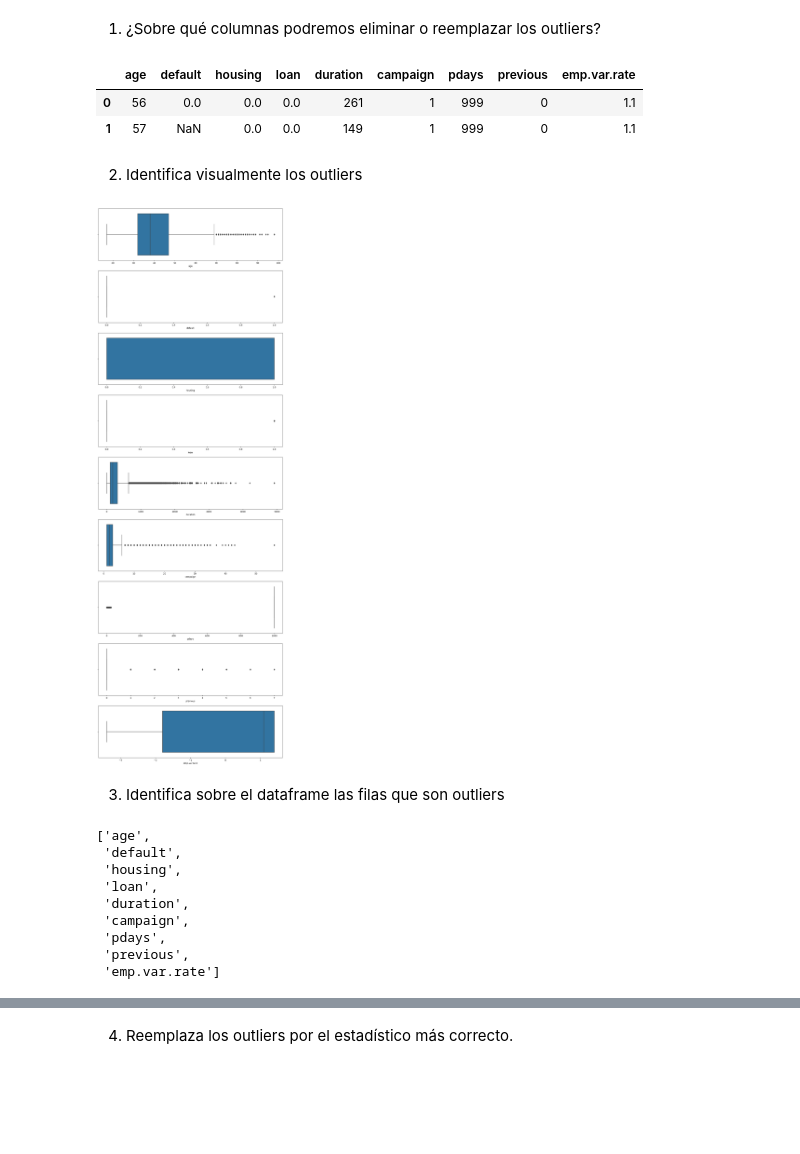
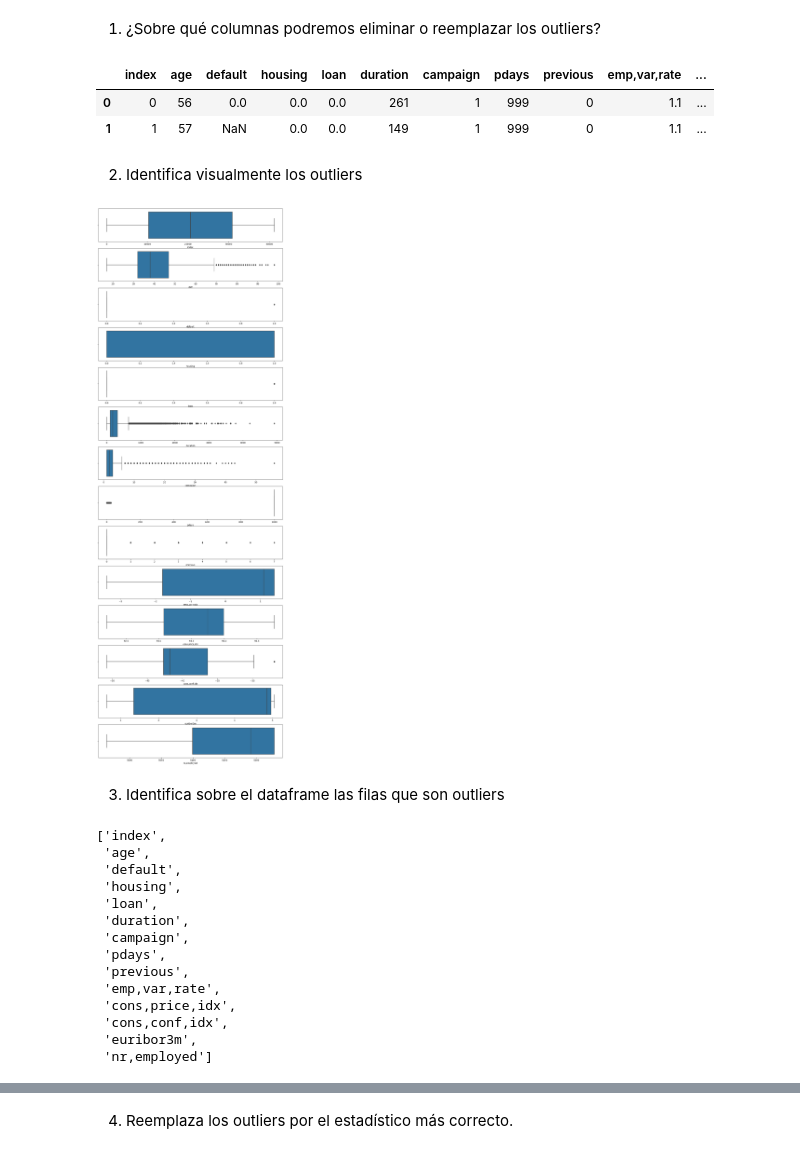
Before and after one commit to anane3373/promoE_modulo2_sprint2_pairprogramming_AnaGuardiayAndreaCabrera, a Jupyter notebook: limpieza_pair/limpieza3_18_8.ipynb, the cells around one changed output, grey strips where cells are left out. Drawn from its saved outputs; the diff is of its cells as text; code cells hidden in the pictures; blank space fills up the shorter version.

```diff
--- a/limpieza_pair/limpieza3_18_8.ipynb
+++ b/limpieza_pair/limpieza3_18_8.ipynb
@@ -20,7 +20,7 @@ import sidetable
 import warnings
 warnings.filterwarnings('ignore')
 # %%
-df = pd.read_csv("data/bank_additional_full.csv", index_col = 0)
+df = pd.read_csv("data/pair2_bank_additional_full.csv", index_col = 0)
 # %% [markdown]
 1. ¿Sobre qué columnas podremos eliminar o reemplazar los outliers?
 # %%
@@ -28,19 +28,19 @@ df_numericas = df.select_dtypes(include=np.number)
 # %%
 df_numericas.head(2)
 # %% [output]
-|  | age | default | housing | loan | duration | campaign | pdays | previous | emp.var.rate |
-| 0 | 56 | 0.0 | 0.0 | 0.0 | 261 | 1 | 999 | 0 | 1.1 |
-| 1 | 57 | NaN | 0.0 | 0.0 | 149 | 1 | 999 | 0 | 1.1 |
+|  | index | age | default | housing | loan | duration | campaign | pdays | previous | emp,var,rate | ... |
+| 0 | 0 | 56 | 0.0 | 0.0 | 0.0 | 261 | 1 | 999 | 0 | 1.1 | ... |
+| 1 | 1 | 57 | NaN | 0.0 | 0.0 | 149 | 1 | 999 | 0 | 1.1 | ... |
 # %% [markdown]
 2. Identifica visualmente los outliers
 # %%
-fig, ax = plt.subplots(9, 1, figsize=(15,45))
+fig, ax = plt.subplots(14, 1, figsize=(15,45))
 
 for i in range(len(df_numericas.columns)):
     sns.boxplot(x=df_numericas.columns[i], data=df_numericas, ax=ax[i])
 plt.show()
 # %% [output]
-[figure, old version]
+[figure, new version]
 # %% [markdown]
 3. Identifica sobre el dataframe las filas que son outliers
 # %%
@@ -59,7 +59,8 @@ def detec_outliers(list_col, dataframe):
 lista_columnas = list(df_numericas.columns)
 lista_columnas
 # %% [output]
-['age',
+['index',
+ 'age',
  'default',
  'housing',
  'loan',
@@ -67,6 +68,10 @@ lista_columnas
  'campaign',
  'pdays',
  'previous',
- 'emp.var.rate']
+ 'emp,var,rate',
+ 'cons,price,idx',
+ 'cons,conf,idx',
+ 'euribor3m',
+ 'nr,employed']
 # %%
 indices = detec_outliers(lista_columnas, df)
```
Also changed, not shown: parts of 5 cells of this notebook, 5 other files.
